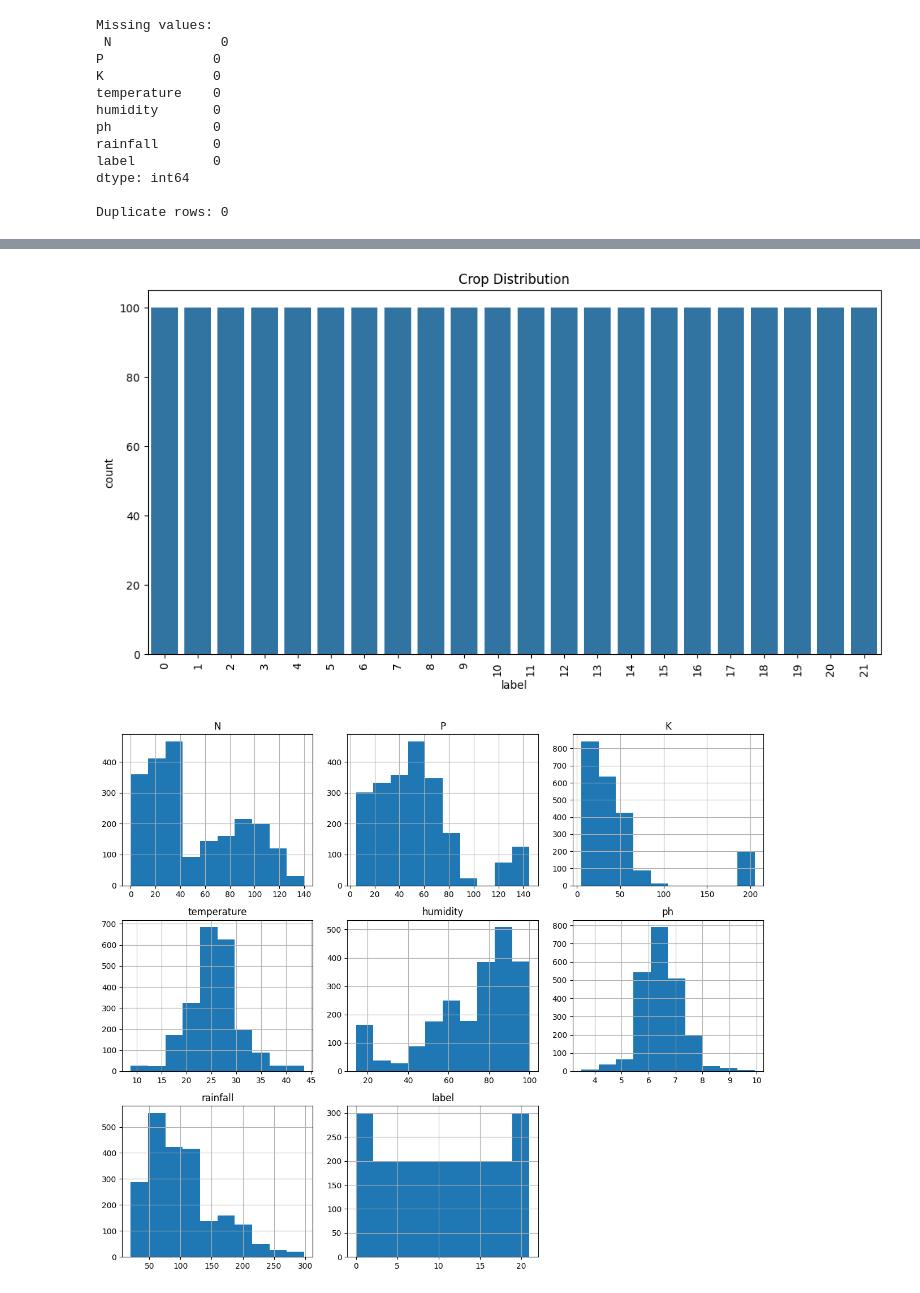
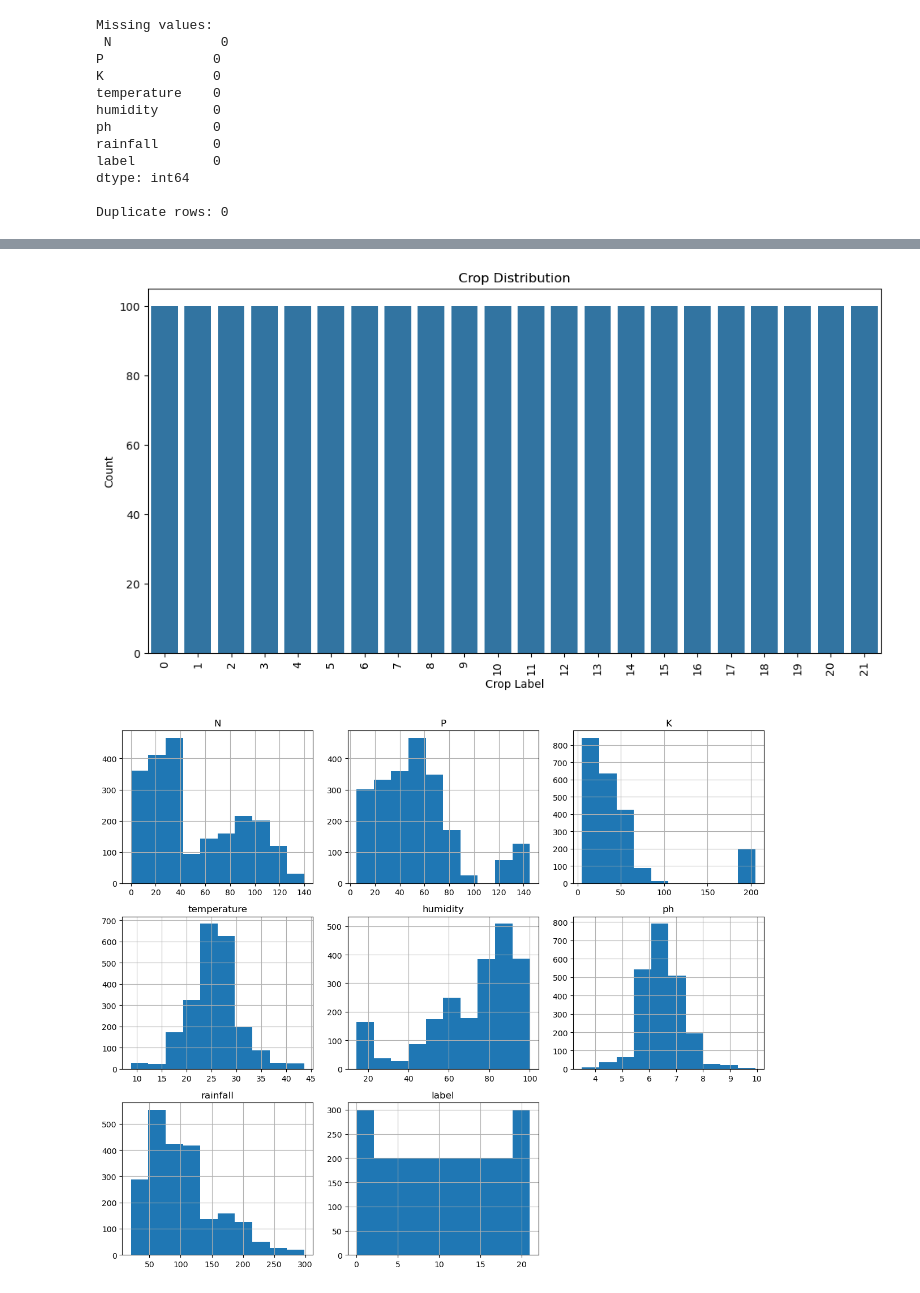
Before and after one commit to ashnajbn/Crop-Recommendation-System-Using-Soil-and-Climate-Data, a Jupyter notebook: Crop_Recommendation_System.ipynb, the cells around one changed output, grey strips where cells are left out. Drawn from its saved outputs; the diff is of its cells as text; code cells hidden in the pictures.

```diff
--- a/Crop_Recommendation_System.ipynb
+++ b/Crop_Recommendation_System.ipynb
@@ -14,7 +13,7 @@ Note: you may need to restart the kernel to use updated packages.
 
 import pandas as pd
 
-df = pd.read_csv(r"C:\Users\sanan\Downloads\Crop_recommendation.csv")
+df = pd.read_csv(r"C:\Users\rsabh\Downloads\Crop_recommendation.csv")
 df.head()
 # %% [output]
 |  | N | P | K | temperature | humidity | ph | rainfall | label |
@@ -162,7 +161,7 @@ dtype: int64
 
 Duplicate rows: 0
 # %%
-#Target Variable Distribution
+%pip install seaborn matplotlib
 
 import matplotlib.pyplot as plt
 import seaborn as sns
@@ -171,5 +170,7 @@ plt.figure(figsize=(12,6))
 sns.countplot(x='label', data=df)
 plt.xticks(rotation=90)
 plt.title("Crop Distribution")
+plt.xlabel("Crop Label")
+plt.ylabel("Count")
 plt.show()
 # %% [output]
@@ -176,4 +193,4 @@ plt.show()
-[figure, old version]
+[figure, new version]
 # %%
 #Feature Distribution
 
```
Also changed, not shown: parts of 22 cells of this notebook, 3 other files.
